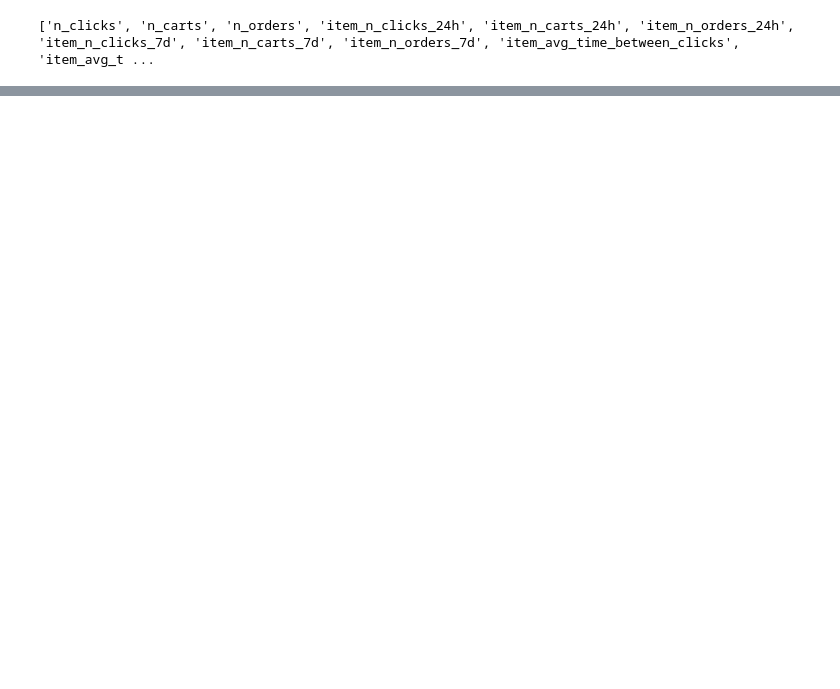
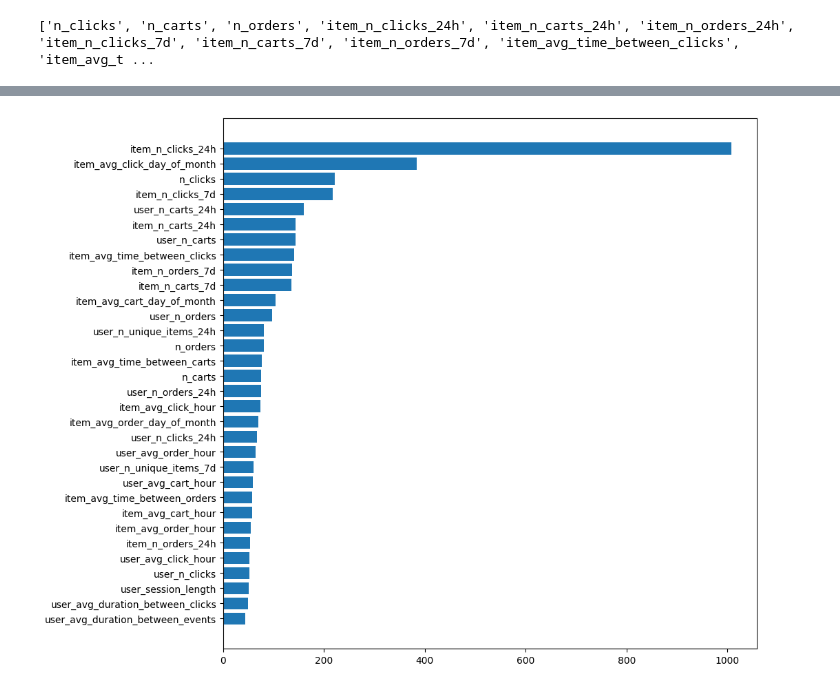
Before and after one commit to parthpankajtiwary/otto-recsys, a Jupyter notebook: notebooks/Otto-Recsys-Ranking-modelling.ipynb, the cells around one changed output, grey strips where cells are left out. Drawn from its saved outputs; the diff is of its cells as text; code cells hidden in the pictures; blank space fills up the shorter version.

```diff
--- a/notebooks/Otto-Recsys-Ranking-modelling.ipynb
+++ b/notebooks/Otto-Recsys-Ranking-modelling.ipynb
@@ -84,0 +100,12 @@ for fold, (train_idx, valid_idx) in enumerate(
+# %%
+feature_importance_dict = model.get_score(importance_type='gain')
+# convert distribution to dataframe
+feature_importance_df = pd.DataFrame(list(feature_importance_dict.items()), columns=['feature', 'importance'])
+# sort by importance
+feature_importance_df = feature_importance_df.sort_values('importance', ascending=True)
+# plot
+plt.figure(figsize=(10, 10))
+plt.barh(feature_importance_df['feature'], feature_importance_df['importance'])
+plt.show()
+# %% [output]
+[figure, added]
```
Also changed, not shown: parts of 5 cells of this notebook.
